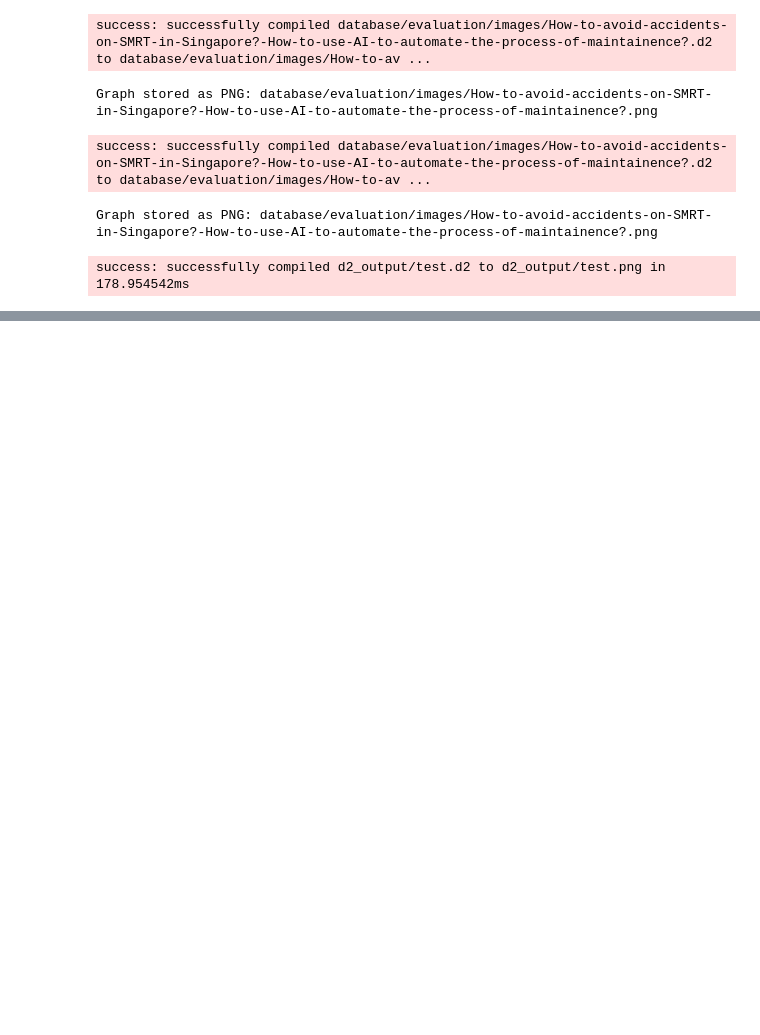
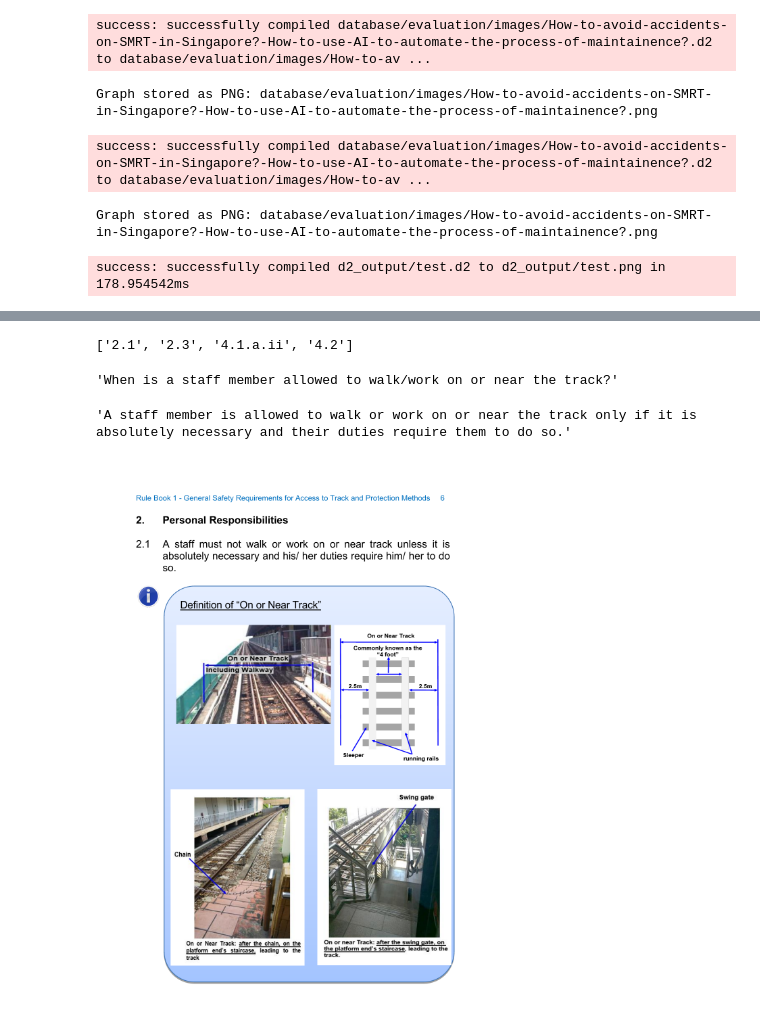
Before and after one commit to fangyuan-ksgk/process-supervision, a Jupyter notebook: test.ipynb, the cells around one changed output, grey strips where cells are left out. Cells and saved outputs as stored; diff of their text form; code cells hidden in the pictures; blank space fills up the shorter version.

```diff
--- a/test.ipynb
+++ b/test.ipynb
@@ -123,0 +105,5 @@ By following this AI-driven approach, SMRT can proactively identify and address
+# %%
+# Load in qa data from raw/qa/*.xlsx
+from src.retrieve import load_qa_data
+
+qa_df = load_qa_data(1) # load qa data related to rule-book 1 (need to confirm 'which rulebook 1' are we talking about ...)
@@ -123,0 +117,42 @@ By following this AI-driven approach, SMRT can proactively identify and address
+# %%
+from src.rule import load_rules
+from src.retrieve import RuleRetriever
+
+rules = load_rules()
+# %%
+from src.retrieve import retrieve_relevant_rules
+from src.rule import rules_to_string
+
+query = qa_df['Question'].iloc[0]
+rules_str = rules_to_string(rules)
+rules_no = retrieve_relevant_rules(query, rules_str)
+# %%
+rules_no
+# %% [output]
+['2.1', '2.3', '4.1.a.ii', '4.2']
+# %%
+query
+# %% [output]
+'When is a staff member allowed to walk/work on or near the track?'
+# %%
+from src.utils import get_oai_response
+
+# get rules from rules_no
+rules_from_no = [rule for rule in rules if rule.no in rules_no]
+
+# get image of corresponding file page from each rule
+for rule in rules_from_no:
+    rule.preprocessed_image # ready for visual prompting
+
+    break
+# %%
+rule.preprocessed_image
+
+from src.utils import get_oai_response
+get_oai_response(query, img=rule.preprocessed_image)
+# %% [output]
+'A staff member is allowed to walk or work on or near the track only if it is absolutely necessary and their duties require them to do so.'
+# %%
+rule.image
+# %% [output]
+[figure, added]
```
Also changed, not shown: parts of 3 cells of this notebook, 6 other files.
